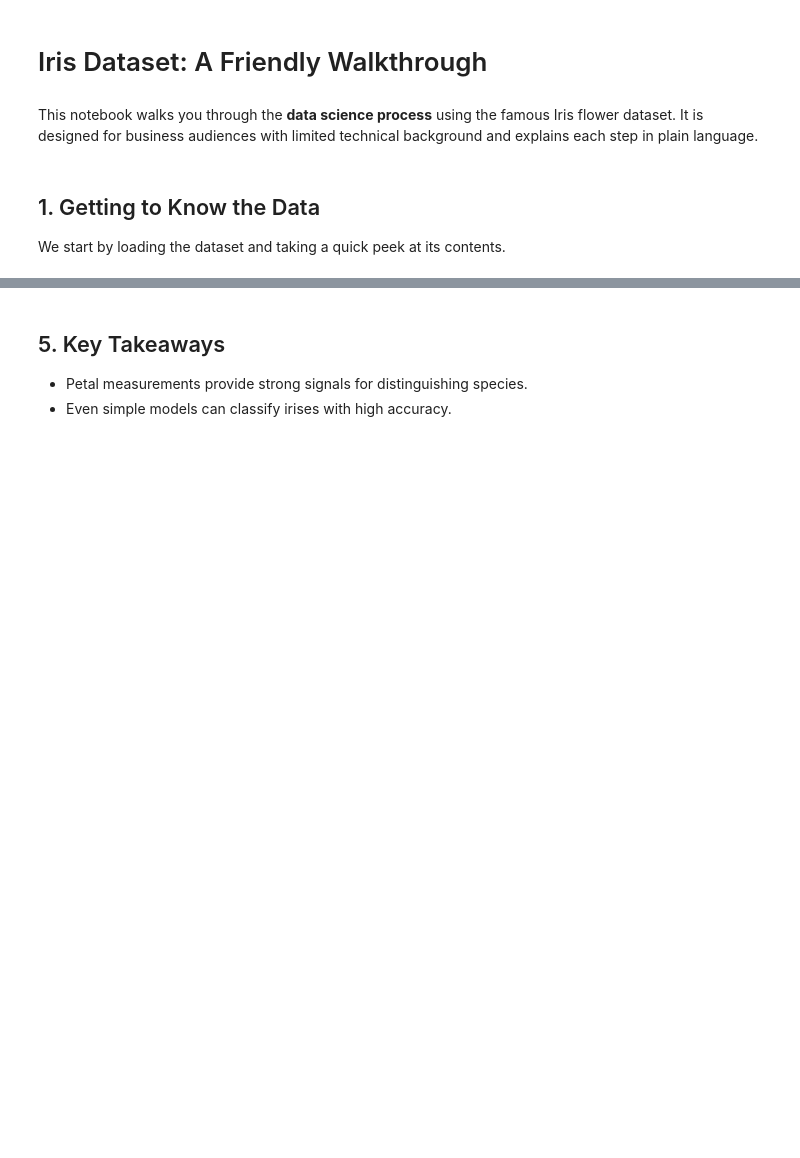
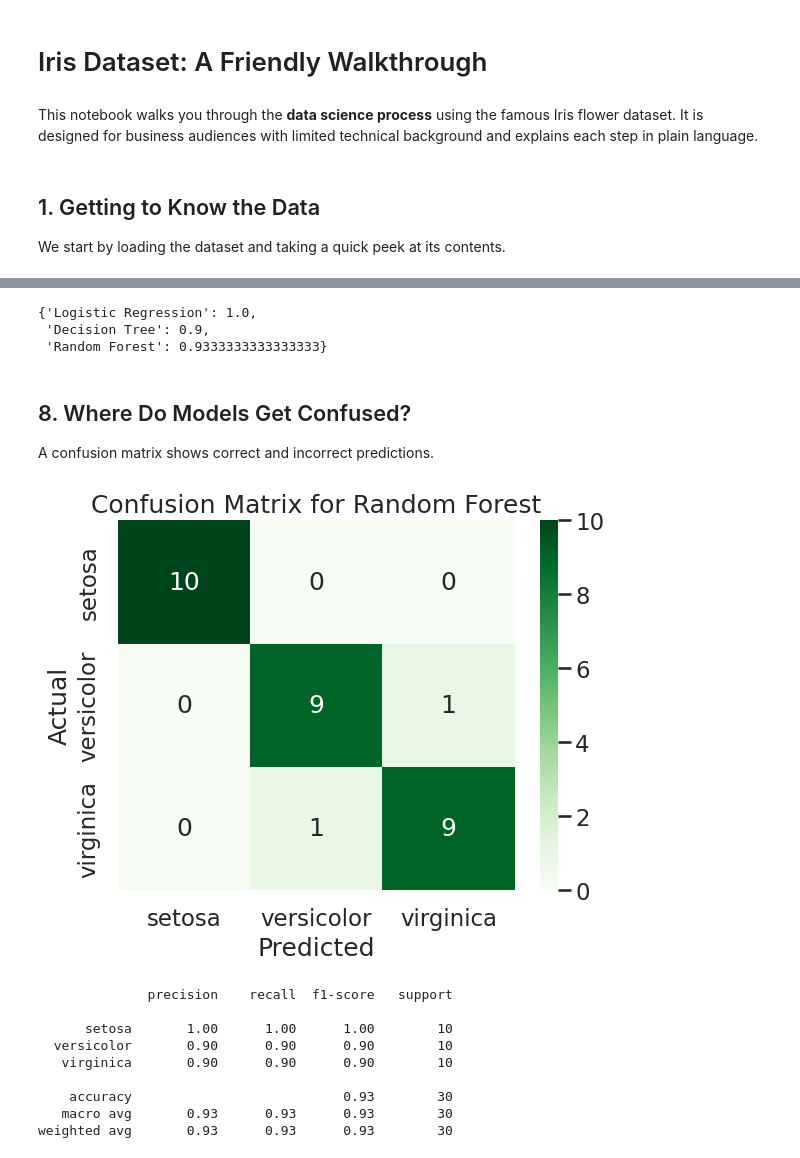
Before and after one commit to NeuralForestViz/iris-dataset-analysis, a Jupyter notebook: Iris_Data_Analysis.ipynb, the cells around one changed output, grey strips where cells are left out. Cells and saved outputs as stored; diff of their text form; code cells hidden in the pictures; blank space fills up the shorter version.

```diff
--- a/Iris_Data_Analysis.ipynb
+++ b/Iris_Data_Analysis.ipynb
@@ -33,12 +96,45 @@ We train a small model to classify iris species.
 # %%
-X = df.drop("species", axis=1)
-y = df["species"]
-X_train, X_test, y_train, y_test = train_test_split(X, y, test_size=0.2, random_state=42)
-clf = RandomForestClassifier(random_state=42)
-clf.fit(X_train, y_train)
-y_pred = clf.predict(X_test)
-print(classification_report(y_test, y_pred))
+X = df.drop('species', axis=1)
+y = df['species']
+X_train, X_test, y_train, y_test = train_test_split(X, y, test_size=0.2, random_state=42, stratify=y)
+models = {
+    'Logistic Regression': LogisticRegression(max_iter=200),
+    'Decision Tree': DecisionTreeClassifier(random_state=42),
+    'Random Forest': RandomForestClassifier(random_state=42)
+}
+results = {}
+for name, model in models.items():
+    model.fit(X_train, y_train)
+    preds = model.predict(X_test)
+    acc = accuracy_score(y_test, preds)
+    results[name] = acc
+results
+# %% [output]
+{'Logistic Regression': 1.0,
+ 'Decision Tree': 0.9,
+ 'Random Forest': 0.9333333333333333}
-# %% [markdown]
-## 5. Key Takeaways
-- Petal measurements provide strong signals for distinguishing species.
-- Even simple models can classify irises with high accuracy.
+# %% [markdown]
+## 8. Where Do Models Get Confused?
+A confusion matrix shows correct and incorrect predictions.
+# %%
+best_model = RandomForestClassifier(random_state=42)
+best_model.fit(X_train, y_train)
+preds = best_model.predict(X_test)
+cm = confusion_matrix(y_test, preds, labels=best_model.classes_)
+sns.heatmap(cm, annot=True, fmt='d', cmap='Greens', xticklabels=best_model.classes_, yticklabels=best_model.classes_)
+plt.xlabel('Predicted')
+plt.ylabel('Actual')
+plt.title('Confusion Matrix for Random Forest')
+plt.show()
+print(classification_report(y_test, preds))
+# %% [output]
+[figure, added]
+              precision    recall  f1-score   support
+
+      setosa       1.00      1.00      1.00        10
+  versicolor       0.90      0.90      0.90        10
+   virginica       0.90      0.90      0.90        10
+
+    accuracy                           0.93        30
+   macro avg       0.93      0.93      0.93        30
+weighted avg       0.93      0.93      0.93        30
```
Also changed, not shown: parts of 16 cells of this notebook, 1 other file.
